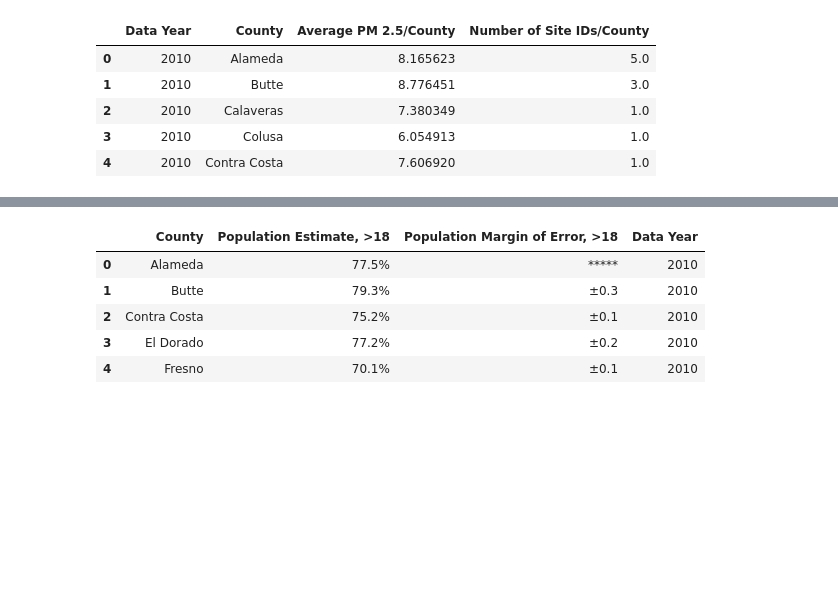
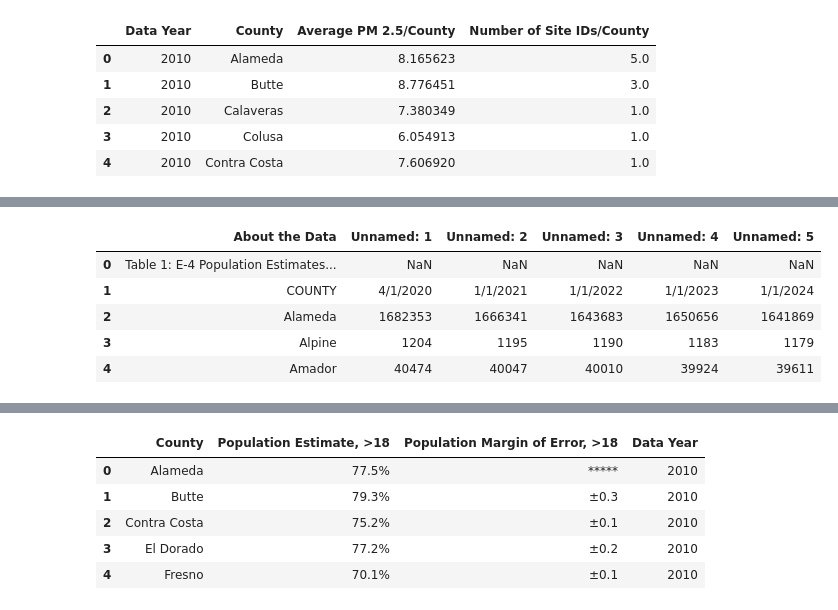
Before and after one commit to kellerl7/SIADS_Milestone_1, a Jupyter notebook: 19-btschmid-claris-lucaskel-kr_backup.ipynb, the cells around one changed output, grey strips where cells are left out. Cells and saved outputs as stored; diff of their text form; code cells hidden in the pictures; blank space fills up the shorter version.

```diff
--- a/19-btschmid-claris-lucaskel-kr_backup.ipynb
+++ b/19-btschmid-claris-lucaskel-kr_backup.ipynb
@@ -544,0 +566,9 @@ df_2021_2023 = pd.read_excel('./E-4_2021_2024_InternetVersion (1).xlsx',sheet_na
+# %%
+df_2021_2023.head()
+# %% [output]
+|  | About the Data | Unnamed: 1 | Unnamed: 2 | Unnamed: 3 | Unnamed: 4 | Unnamed: 5 |
+| 0 | Table 1: E-4 Population Estimates... | NaN | NaN | NaN | NaN | NaN |
+| 1 | COUNTY | 4/1/2020 | 1/1/2021 | 1/1/2022 | 1/1/2023 | 1/1/2024 |
+| 2 | Alameda | 1682353 | 1666341 | 1643683 | 1650656 | 1641869 |
+| 3 | Alpine | 1204 | 1195 | 1190 | 1183 | 1179 |
+| 4 | Amador | 40474 | 40047 | 40010 | 39924 | 39611 |
```
Also changed, not shown: parts of 19 cells of this notebook, 14 other files.
